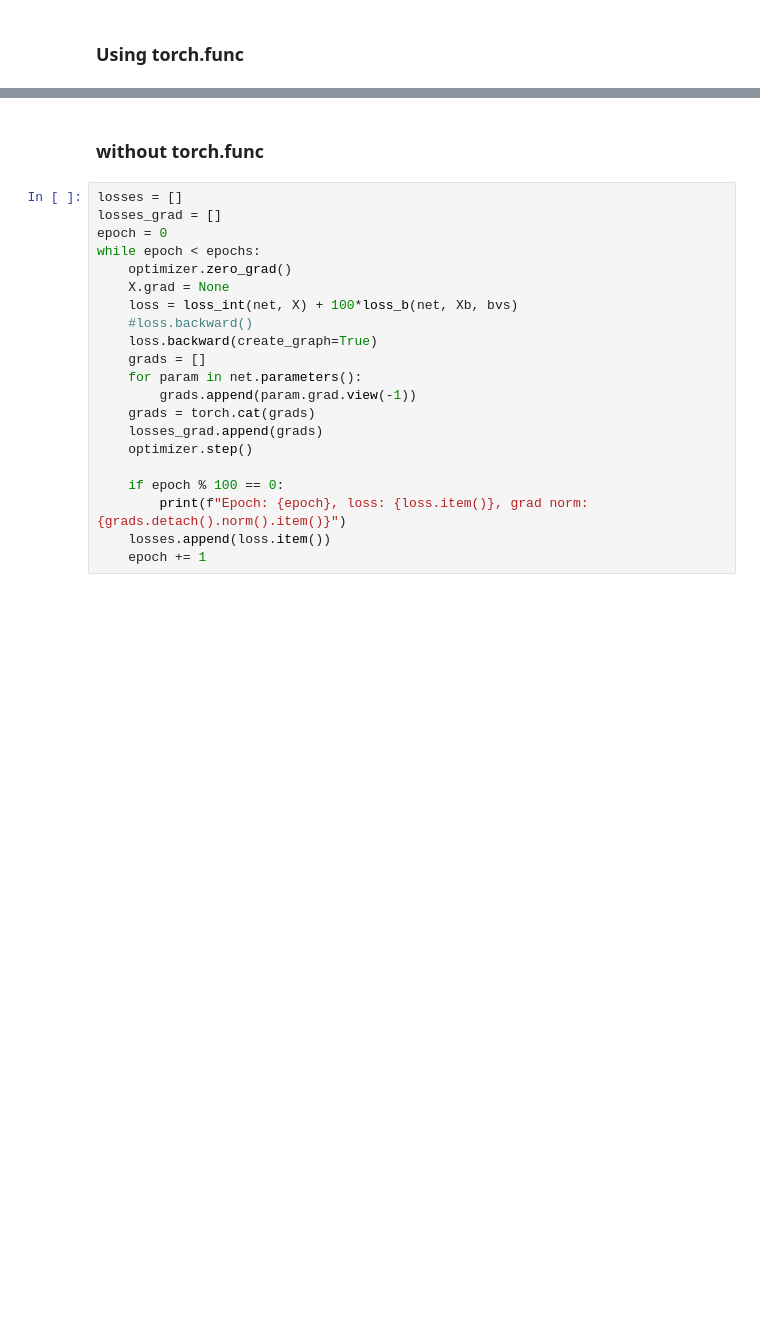
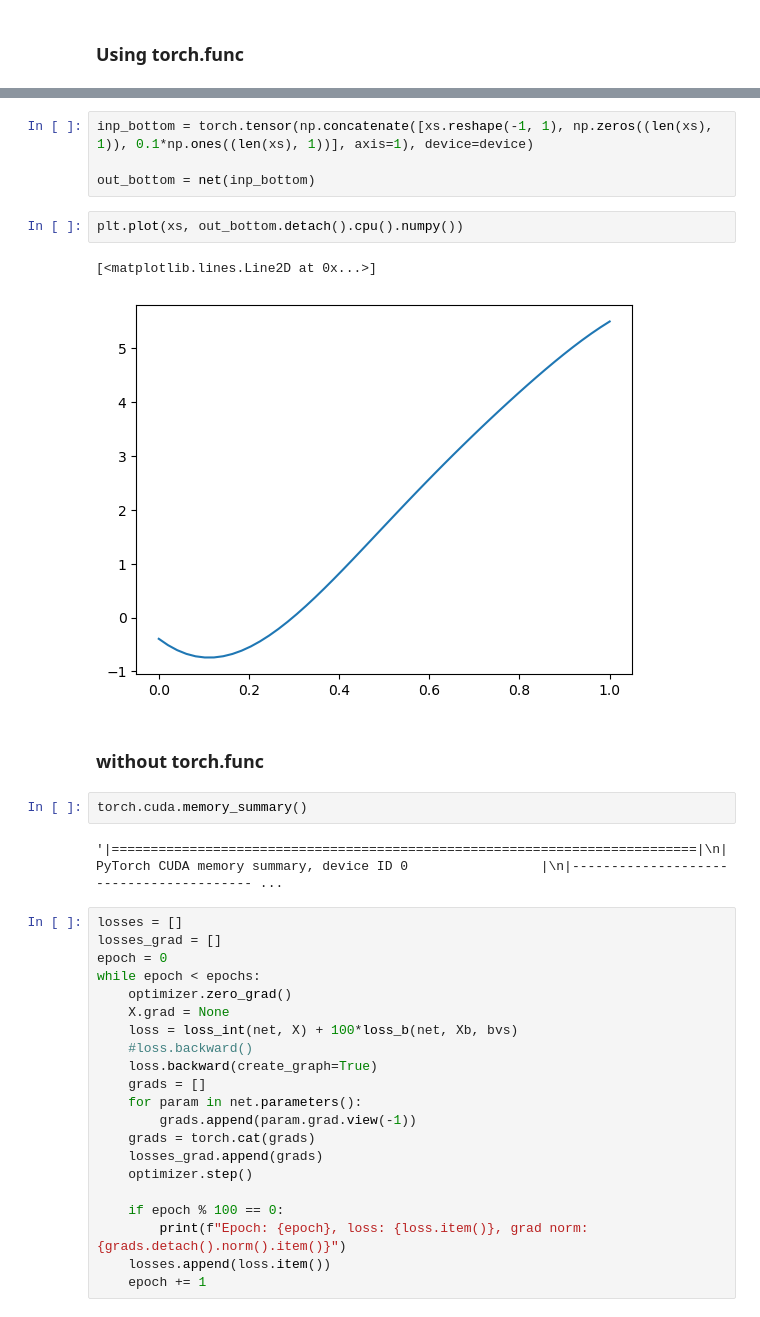
Before and after one commit to rahil1206/PDE-Project, a Jupyter notebook: Experiment.ipynb, the cells around one changed output, grey strips where cells are left out. Saved outputs shown, nothing was run; the diff lists cells and outputs as text; blank space fills up the shorter version.

```diff
--- a/Experiment.ipynb
+++ b/Experiment.ipynb
@@ -781,5 +807,18 @@ RuntimeError: The size of tensor a (233) must match the size of tensor b (97) at
+# %%
+inp_bottom = torch.tensor(np.concatenate([xs.reshape(-1, 1), np.zeros((len(xs), 1)), 0.1*np.ones((len(xs), 1))], axis=1), device=device)
+
+out_bottom = net(inp_bottom)
+# %%
+plt.plot(xs, out_bottom.detach().cpu().numpy())
+# %% [output]
+[<matplotlib.lines.Line2D at 0x...>]
+[figure, added]
 # %% [markdown]
 ### without torch.func
+# %%
+torch.cuda.memory_summary()
+# %% [output]
+'|===========================================================================|\n|                  PyTorch CUDA memory summary, device ID 0                 |\n|---------------------------------------- ...
 # %%
 losses = []
 losses_grad = []
```
Also changed, not shown: parts of 14 cells of this notebook.
